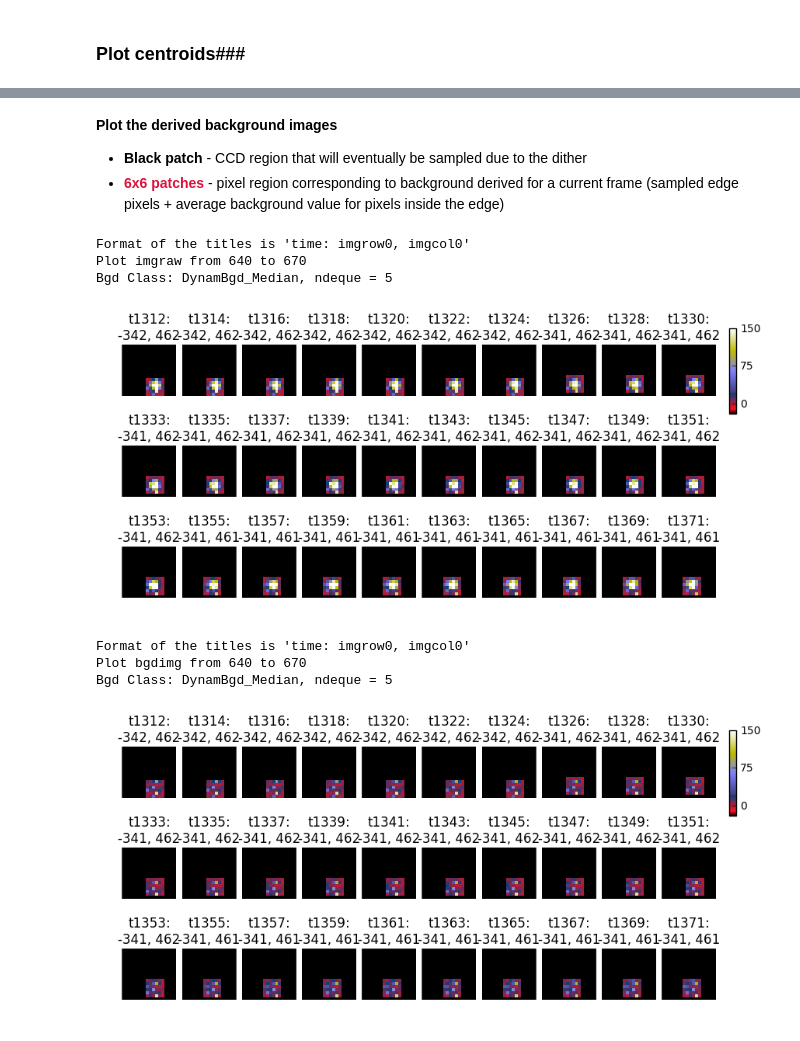
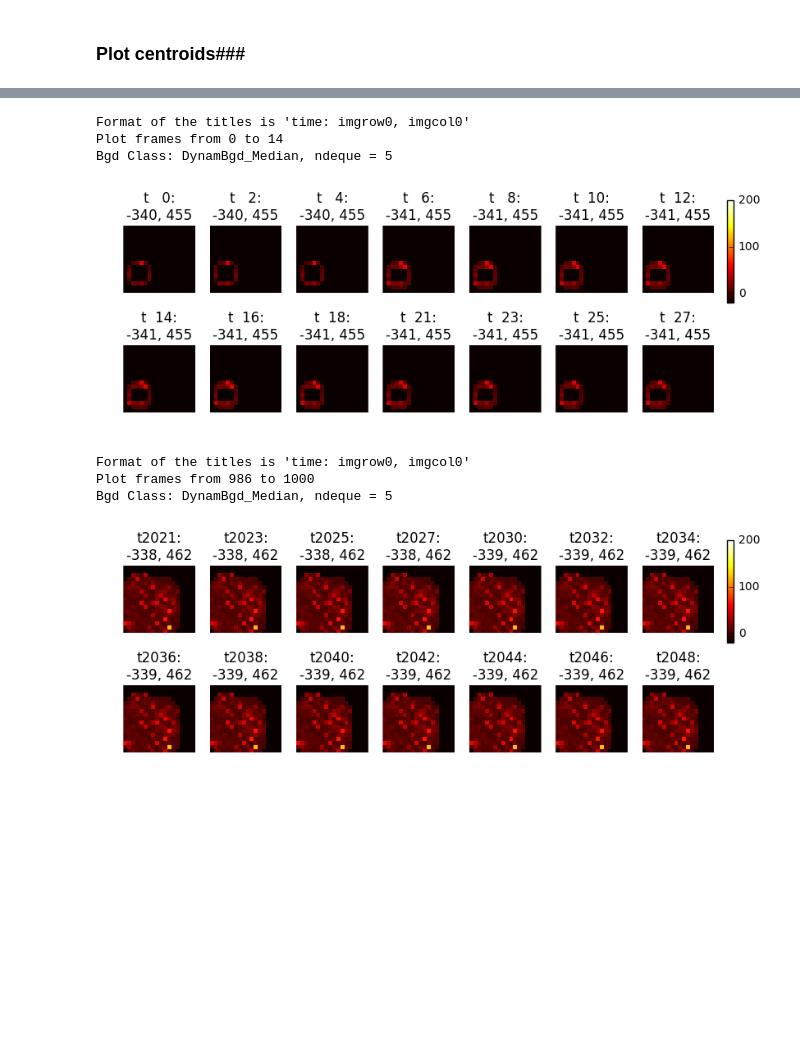
Before and after one commit to sot/aca_centroiding, a Jupyter notebook: dynam_bgd/aca_dynam_bgd_data.ipynb, the cells around one changed output, grey strips where cells are left out. Cells and saved outputs as stored; diff of their text form; code cells hidden in the pictures; blank space fills up the shorter version.

```diff
--- a/dynam_bgd/aca_dynam_bgd_data.ipynb
+++ b/dynam_bgd/aca_dynam_bgd_data.ipynb
@@ -111,7 +111,7 @@ bgd_kwargs = [{}, {'img_size':img_size, 'bgdavg':bgdavg, 'ndeque':ndeque},
 # %% [markdown]
 __Large__ number of stored pixel values
 # %%
-ndeque = 25
+ndeque = 1000
 bgd_kwargs[1]['ndeque'] = ndeque
 bgd_kwargs[2]['ndeque'] = ndeque
 # %%
@@ -244,5 +292,0 @@ ndeque = 5
-# %% [markdown]
-__Plot the derived background images__
-
-* <span style="color:black;font-weight:bold">Black patch</span> - CCD region that will eventually be sampled due to the dither
-* <span style="color:crimson;font-weight:bold">6x6 patches</span> - pixel region corresponding to background derived for a current frame (sampled edge pixels + average background value for pixels inside the edge)
@@ -251,18 +293,18 @@ slot = 3 # Faint star
 # %%
-data =  mplt.plot_images(t_data_5, n_start=640, n_stop=670, slot=slot,
-                         img_size=img_size, bgd_class_name='DynamBgd_Median',
-                         vmin=-20, vmax=150, colname='imgraw')
+data = mplt.plot_bgd_patches(t_data_5, n_start=0, n_stop=14, slot=slot,
+                             img_size=img_size, bgd_class_name='DynamBgd_Median',
+                             vmin=-20, vmax=200)
 # %% [output]
 Format of the titles is 'time: imgrow0, imgcol0'
-Plot imgraw from 640 to 670
+Plot frames from 0 to 14
 Bgd Class: DynamBgd_Median, ndeque = 5
-[figure, old version]
+[figure, new version]
 # %%
-data = mplt.plot_images(t_data_5, n_start=640, n_stop=670, slot=slot,
-                        img_size=img_size, bgd_class_name='DynamBgd_Median',
-                        vmin=-20, vmax=150, colname='bgdimg')
+data = mplt.plot_bgd_patches(t_data_5, n_start=986, n_stop=nframes, slot=slot,
+                             img_size=img_size, bgd_class_name='DynamBgd_Median',
+                             vmin=-20, vmax=200)
 # %% [output]
 Format of the titles is 'time: imgrow0, imgcol0'
-Plot bgdimg from 640 to 670
+Plot frames from 986 to 1000
 Bgd Class: DynamBgd_Median, ndeque = 5
-[figure, old version]
+[figure, new version]
```
Also changed, not shown: parts of 30 cells of this notebook, 2 other files.
